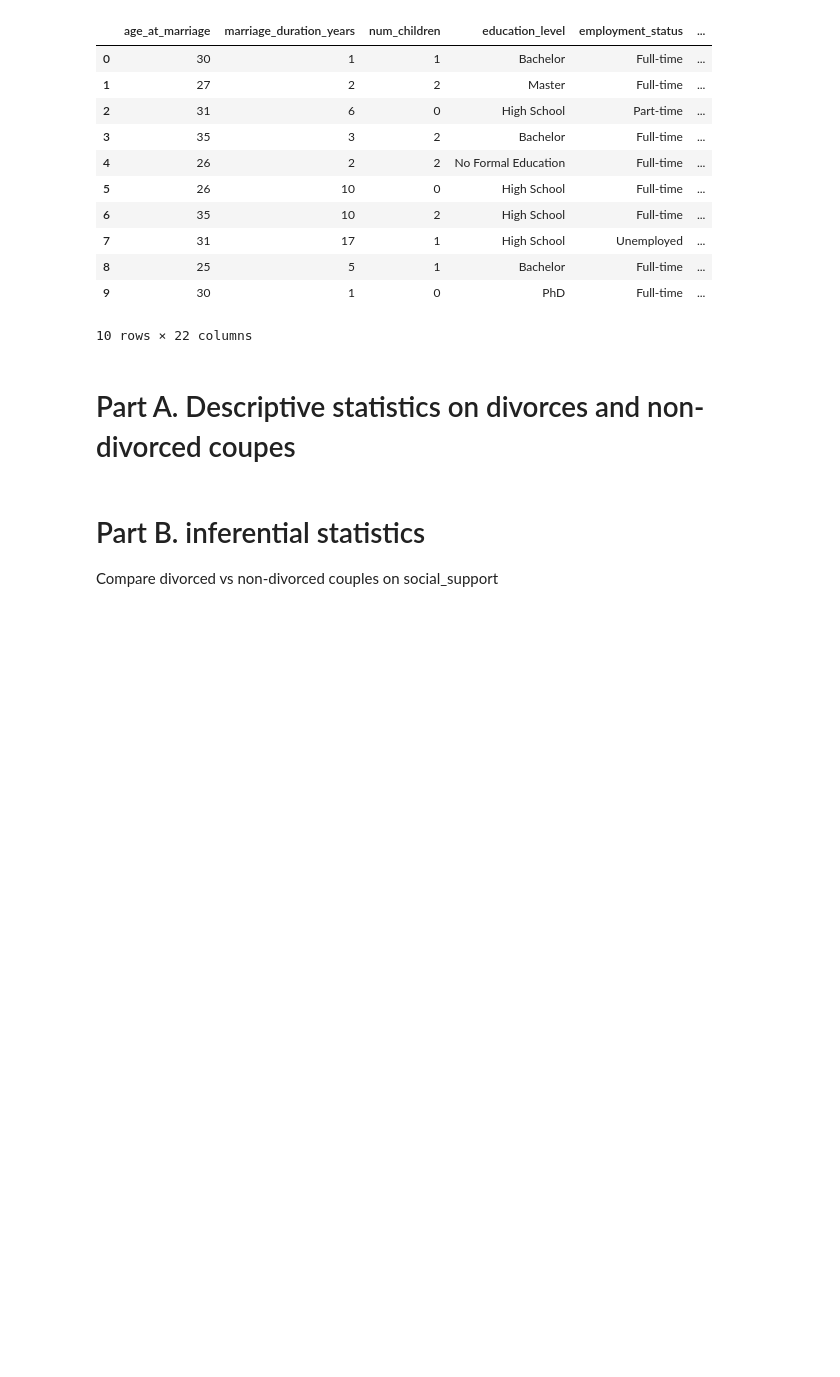
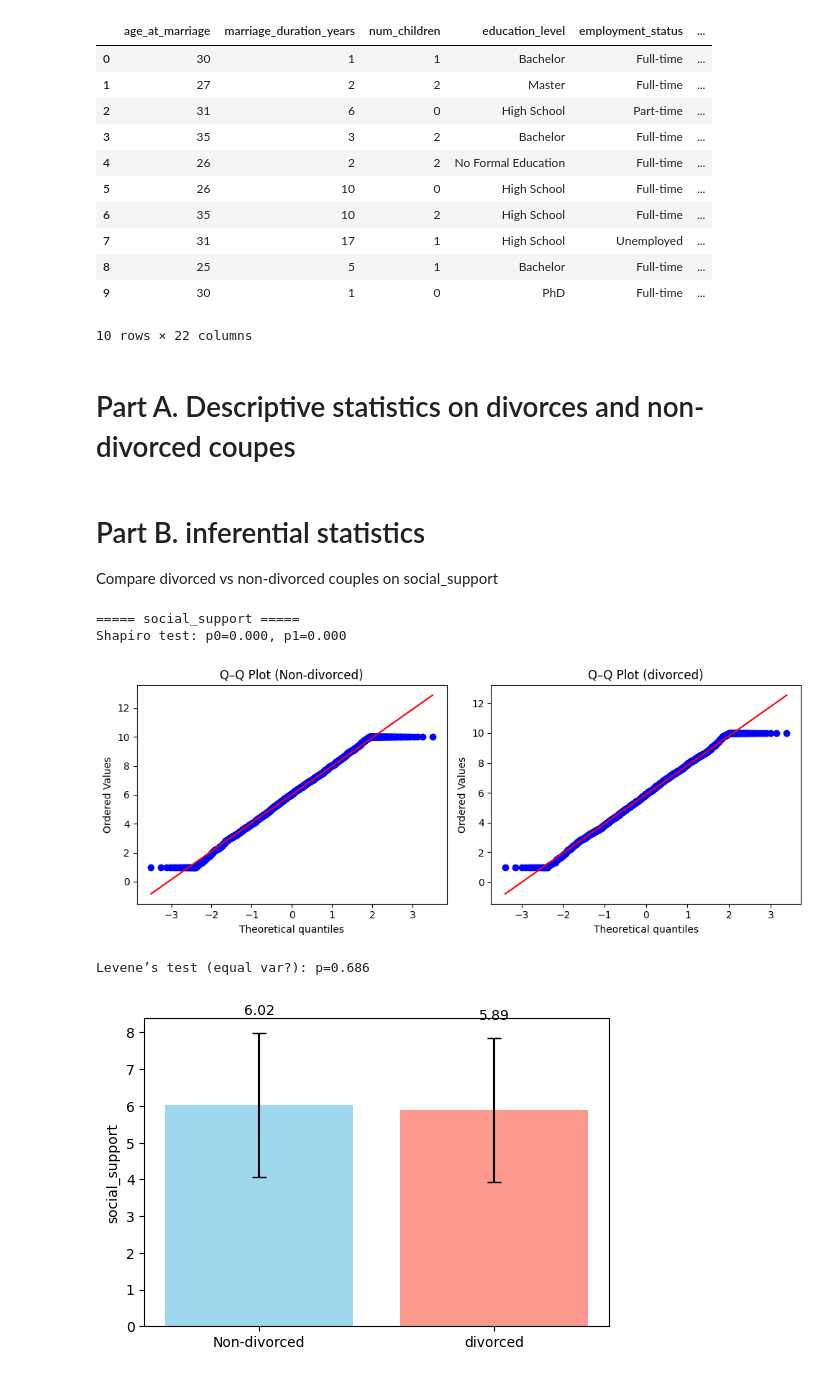
Before and after one commit to Rodrigu87/Module-2-Project-CAS-UniBe, a Jupyter notebook: Divorce.ipynb, the cells around one changed output. Drawn from its saved outputs; the diff is of its cells as text; code cells hidden in the pictures; blank space fills up the shorter version.

```diff
--- a/Divorce.ipynb
+++ b/Divorce.ipynb
@@ -78,0 +62,79 @@ Divorced = df.loc[df[group_col] == 1, var].dropna()
+# %%
+# Variables of interest
+group_col = "divorced"
+vars_to_test = ["social_support"]
+
+# Hypotheses
+#H0 = There is no significant difference in social support between divorced and non-divorced couples
+#H1 = Divorced couples and non-divorced couples differ significantly in their level of social support.
+
+
+# Function to run tests
+def compare_groups(df, var, group_col="divorced"):
+    print(f"\n===== {var} =====")
+
+    # Split groups
+    Non_divorced = df.loc[df[group_col] == 0, var].dropna()
+    Divorced = df.loc[df[group_col] == 1, var].dropna()
+
+    # Check normality (Shapiro-Wilk)
+    sw_Non_divorced = stats.shapiro(Non_divorced)
+    sw_Divorced = stats.shapiro(Divorced)
+    print(f"Shapiro test: p0={sw_Non_divorced.pvalue:.3f}, p1={sw_Divorced.pvalue:.3f}")
+
+    # Side-by-side QQ plots
+    fig, axes = plt.subplots(1, 2, figsize=(10, 4))
+
+    stats.probplot(Non_divorced, dist="norm", plot=axes[0])
+    axes[0].set_title(f"Q–Q Plot (Non-{group_col})")
+
+    stats.probplot(Divorced, dist="norm", plot=axes[1])
+    axes[1].set_title(f"Q–Q Plot ({group_col})")
+
+    plt.tight_layout()
+    plt.show()
+
+    # Check equal variances (Levene’s test)
+    lev = stats.levene(Non_divorced, Divorced)
+    print(f"Levene’s test (equal var?): p={lev.pvalue:.3f}")
+
+    #Barplots
+    # 1. Compute group means and stds
+    means = [np.mean(Non_divorced), np.mean(Divorced)]
+    stds  = [np.std(Non_divorced), np.std(Divorced)]
+
+    # 2. Labels
+    groups = [f"Non-{group_col}", group_col]
+
+    # 3. Plot
+    fig, ax = plt.subplots(figsize=(6,4))
+    ax.bar(groups, means, yerr=stds, capsize=5, color=["skyblue","salmon"], alpha=0.8)
+
+    # 4. Labels & title
+    ax.set_ylabel(var)
+
+    # 5. Optional: show mean values on top of bars
+    for i, v in enumerate(means):
+        ax.text(i, v + stds[i] + 0.5, f"{v:.2f}", ha='center', fontsize=10)
+
+    plt.show()
+
+    #Mann Mann–Whitney U Test
+    u_stat, p_val = stats.mannwhitneyu(
+        Non_divorced, Divorced,
+        alternative='two-sided'   # can be 'two-sided', 'less', or 'greater'
+    )
+
+    print(f"Mann–Whitney U statistic = {u_stat:.3f}")
+    print(f"p-value = {p_val:.4f}")
+
+
+# Run tests for each variable
+for var in vars_to_test:
+    compare_groups(df, var, group_col)
+# %% [output]
+===== social_support =====
+Shapiro test: p0=0.000, p1=0.000
+[figure, added]
+Levene’s test (equal var?): p=0.686
+[figure, added]
```
Also changed, not shown: parts of 7 cells of this notebook.
